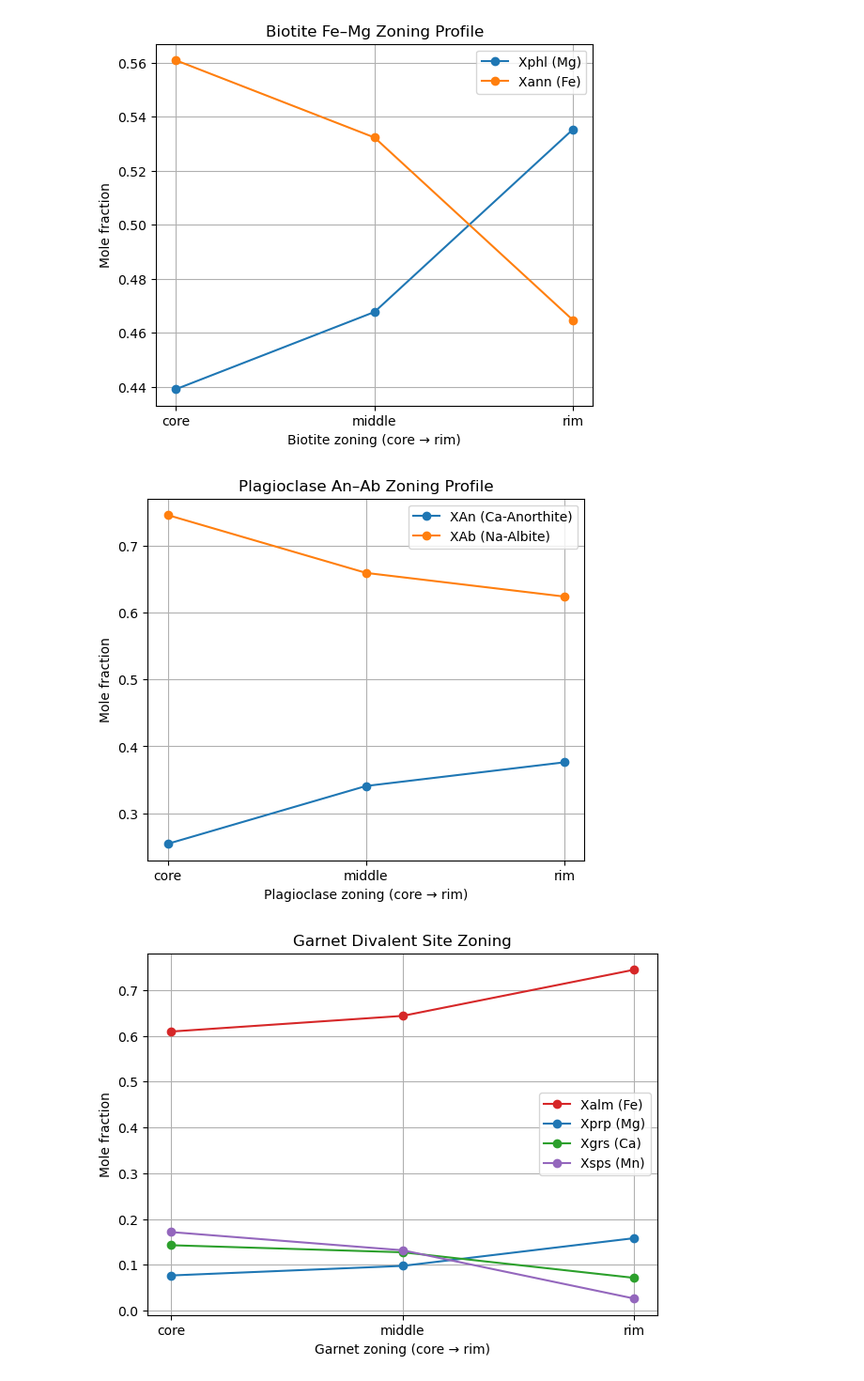
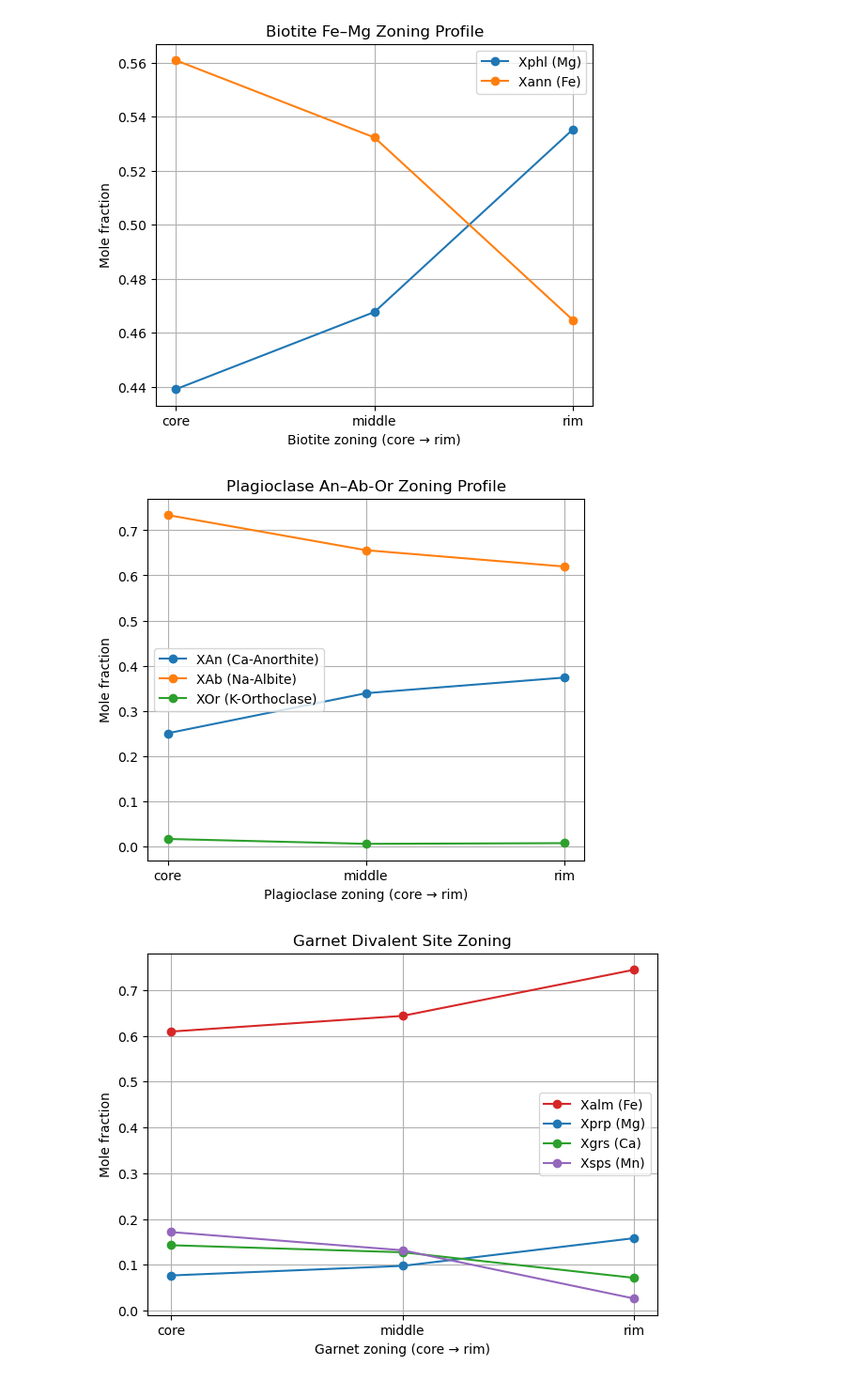
Before and after one commit to maggiedart16/mmd-geos505, a Jupyter notebook: Geothermobarometry.ipynb, the cells around one changed output. Shown at 94% size. Drawn from its saved outputs; the diff is of its cells as text; code cells hidden in the pictures.

```diff
--- a/Geothermobarometry.ipynb
+++ b/Geothermobarometry.ipynb
@@ -171,15 +171,17 @@ def plagioclase_mole_fractions(plag_cat):
 
         Ca = p['Ca']
         Na = p['Na']
-        total = Ca + Na
+        K  = p['K']
+        total = Ca + Na + K
 
         if np.isclose(total, 0):
-            results[zone] = {'XAn': np.nan, 'XAb': np.nan}
+            results[zone] = {'XAn': np.nan, 'XAb': np.nan, 'XOr': np.nan}
             continue
 
         results[zone] = {
             'XAn': Ca / total,   # Anorthite
-            'XAb': Na / total    # Albite
+            'XAb': Na / total,    # Albite
+            'XOr': K / total    # Orthoclase
         }
 
     return results
@@ -208,7 +210,7 @@ def K_GARB_zone(zone):
     aMg_b = biotite_X[zone]['Xphl']  # aMg(bt)
     if np.any(np.isnan([aFe_g,aMg_g,aFe_b,aMg_b])) or aMg_g==0 or aMg_b==0:
         return np.nan
-    return (aFe_g / aMg_g) / (aFe_b / aMg_b)
+    return (aFe_b**3 * aMg_g**3) / (aFe_g**3 * aMg_b**3)
 
 def K_GASP_zone(zone):
 
@@ -216,7 +218,7 @@ def K_GASP_zone(zone):
     a_plag = plag_X[zone]['XAn']
     if np.isnan(a_grs) or np.isnan(a_plag) or a_plag == 0:
         return np.nan
-    return a_grs / (a_plag**3)
+    return (a_grs**3 / (a_plag**3))
 
 K_garb = {z: K_GARB_zone(z) for z in ['core','middle','rim']}
 K_gasp = {z: K_GASP_zone(z) for z in ['core','middle','rim']}
@@ -228,4 +230,6 @@ K_gasp: {'core': 8.672714709697033, 'middle': 3.213928958929123, 'rim': 1.339468
 # %%
+import scipy.optimize as opt
+
 R = 8.3145  # J/mol-K
 
 def T_from_GARB(K, P):
@@ -239,14 +243,17 @@ def T_from_GARB(K, P):
 
     return numerator / denominator
     pass
+#print("T_from_GARB:", T_from_GARB)
 
 def P_from_GASP(K, T):
     # Koziol & Newton (1988) calibration
     lnK = np.log(K)
-
     numerator = -48350.392 + 150.66 * T + R * T * lnK
     denominator = 66.08
 
+    if np.isclose(denominator, 0):
+        return np.nan
+
     return numerator / denominator
     pass
 # %%
@@ -348,24 +405,26 @@ plt.show()
 # %%
 zones = ['core', 'middle', 'rim']
 
 XAn = [plag_X[z]['XAn'] for z in zones]
 XAb = [plag_X[z]['XAb'] for z in zones]
+XOr = [plag_X[z]['XOr'] for z in zones]
 
 x = np.arange(len(zones))
 
 plt.figure(figsize=(6,5))
 plt.plot(x, XAn, marker='o', label='XAn (Ca-Anorthite)')
 plt.plot(x, XAb, marker='o', label='XAb (Na-Albite)')
+plt.plot(x, XOr, marker='o', label='XOr (K-Orthoclase)')
 
 plt.xticks(x, zones)
 plt.xlabel("Plagioclase zoning (core → rim)")
 plt.ylabel("Mole fraction")
-plt.title("Plagioclase An–Ab Zoning Profile")
+plt.title("Plagioclase An–Ab-Or Zoning Profile")
 plt.legend()
 plt.grid(True)
 plt.show()
 # %% [output]
-[figure, old version]
+[figure, new version]
 # %%
 zones = ['core', 'middle', 'rim']
 
```
Also changed, not shown: parts of 3 cells of this notebook.
